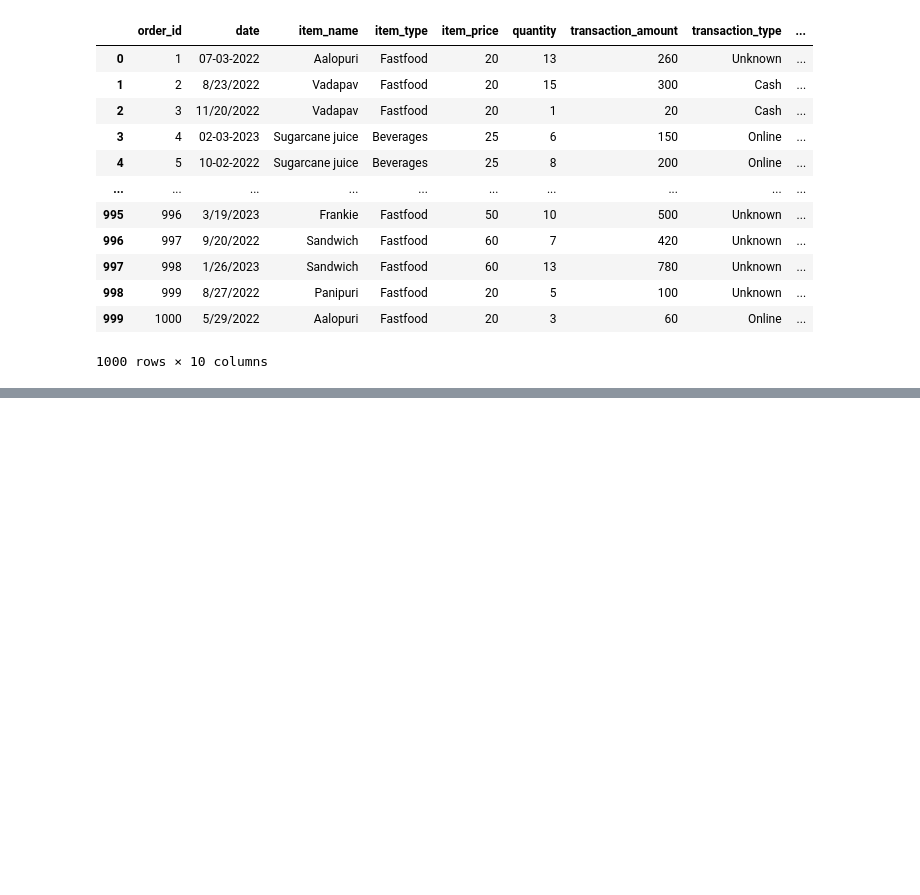
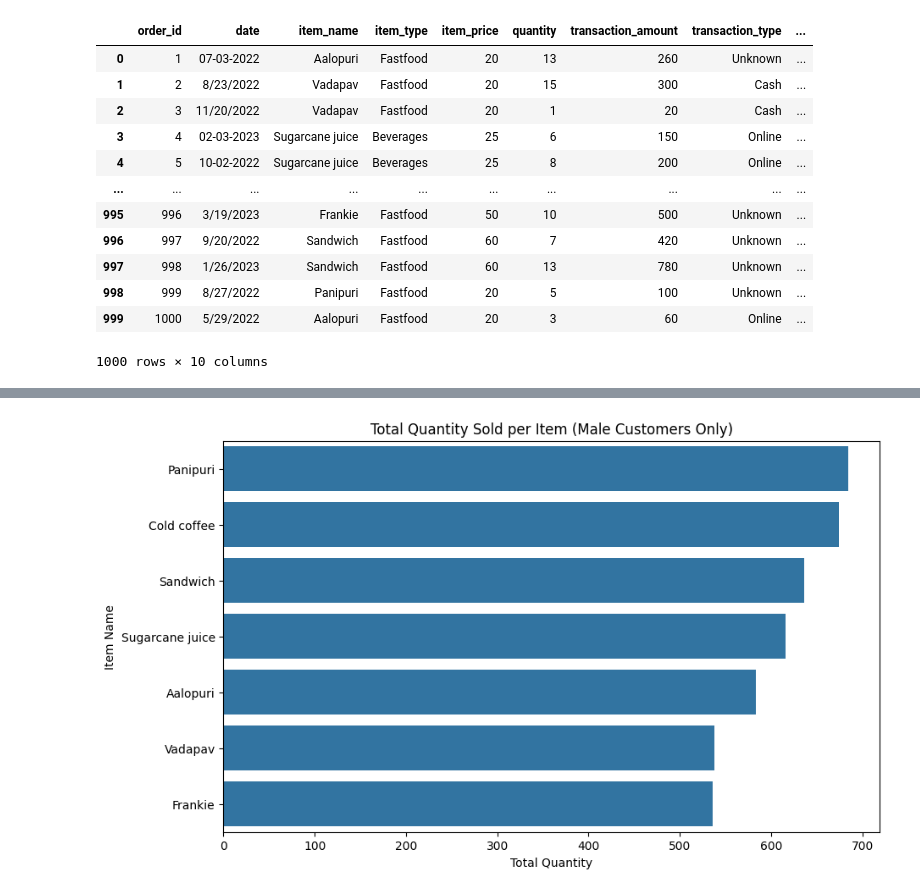
Before and after one commit to yarinsella/Balaji_Restaurant_Analysis, a Jupyter notebook: Gal.ipynb, the cells around one changed output, grey strips where cells are left out. Saved outputs shown, nothing was run; the diff lists cells and outputs as text; code cells hidden in the pictures; blank space fills up the shorter version.

```diff
--- a/Gal.ipynb
+++ b/Gal.ipynb
@@ -46,0 +93,26 @@ balaji
+# %%
+# Filter data for male customers only
+balaji_M = balaji[balaji["gender"] == "M"]
+
+# Calculate total quantity sold per item
+item_quantity_M = (
+    balaji_M.groupby("item_name")["quantity"]
+    .sum()
+    .reset_index()
+    .sort_values(by="quantity", ascending=False)
+)
+
+# Create bar plot sorted by quantity
+plt.figure(figsize=(10, 6))     # Set the graph size
+sns.barplot(
+    data=item_quantity_M,
+    x="quantity",
+    y="item_name"
+)
+
+plt.title("Total Quantity Sold per Item (Male Customers Only)")
+plt.xlabel("Total Quantity")
+plt.ylabel("Item Name")
+plt.show()
+# %% [output]
+[figure, added]
```
Also changed, not shown: parts of 4 cells of this notebook.
